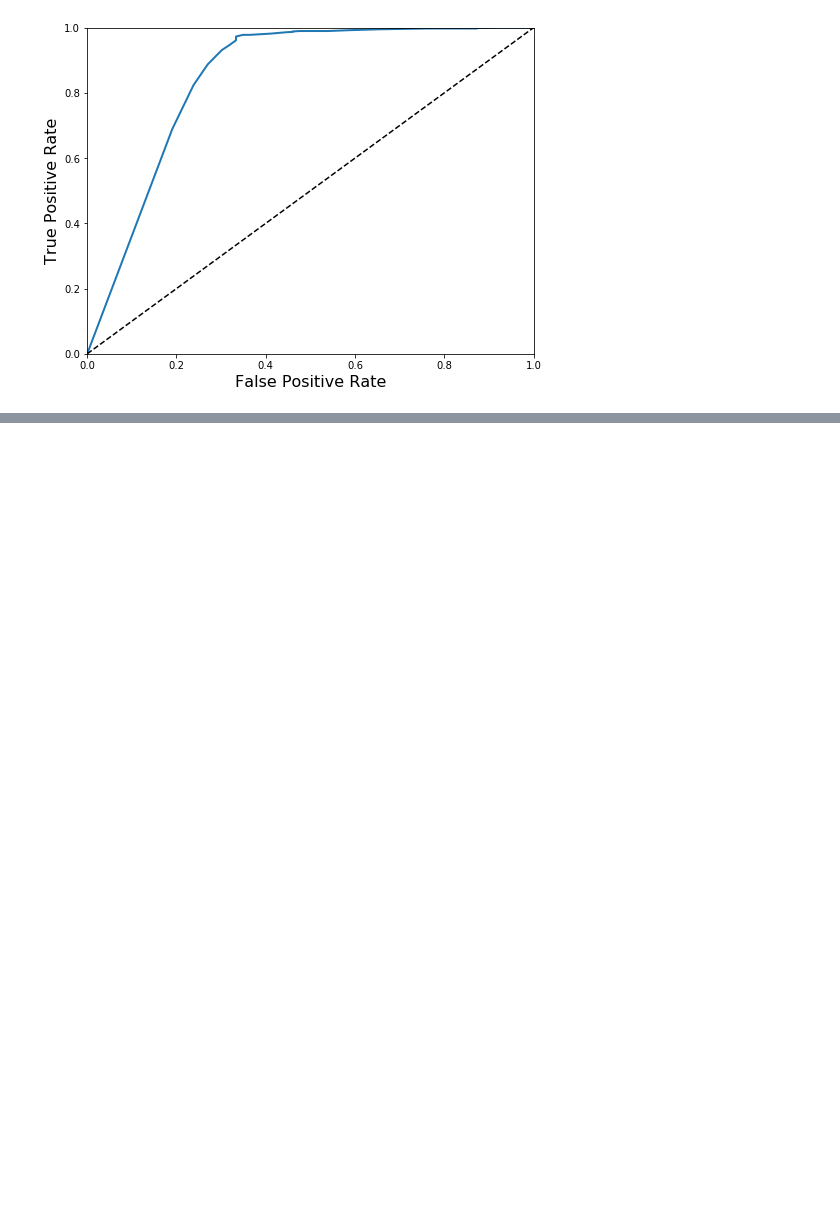
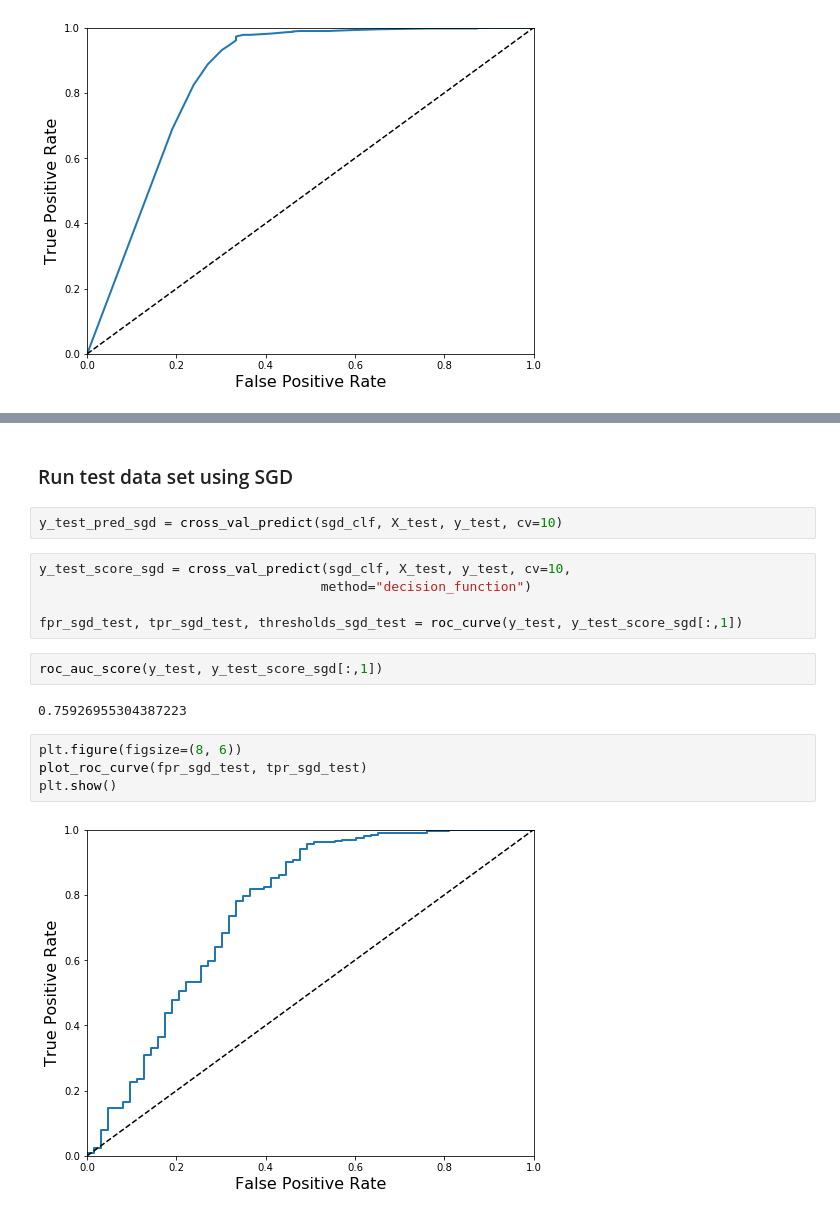
Before and after one commit to lilyvalley/Tracking-NIH-Grants, a Jupyter notebook: ipython_notebook/Predict whether a grant will be renewed.ipynb, the cells around one changed output, grey strips where cells are left out. Cells and saved outputs as stored; diff of their text form; blank space fills up the shorter version.

```diff
--- a/ipython_notebook/Predict whether a grant will be renewed.ipynb
+++ b/ipython_notebook/Predict whether a grant will be renewed.ipynb
@@ -733,0 +735,19 @@ print(f1_score(y_train, y_train_pred))
+# %% [markdown]
+### Run test data set using SGD
+# %%
+y_test_pred_sgd = cross_val_predict(sgd_clf, X_test, y_test, cv=10)
+# %%
+y_test_score_sgd = cross_val_predict(sgd_clf, X_test, y_test, cv=10,
+                                    method="decision_function")
+
+fpr_sgd_test, tpr_sgd_test, thresholds_sgd_test = roc_curve(y_test, y_test_score_sgd[:,1])
+# %%
+roc_auc_score(y_test, y_test_score_sgd[:,1])
+# %% [output]
+0.75926955304387223
+# %%
+plt.figure(figsize=(8, 6))
+plot_roc_curve(fpr_sgd_test, tpr_sgd_test)
+plt.show()
+# %% [output]
+[figure, added]
```
Also changed, not shown: parts of 11 cells of this notebook, 4 other files.
